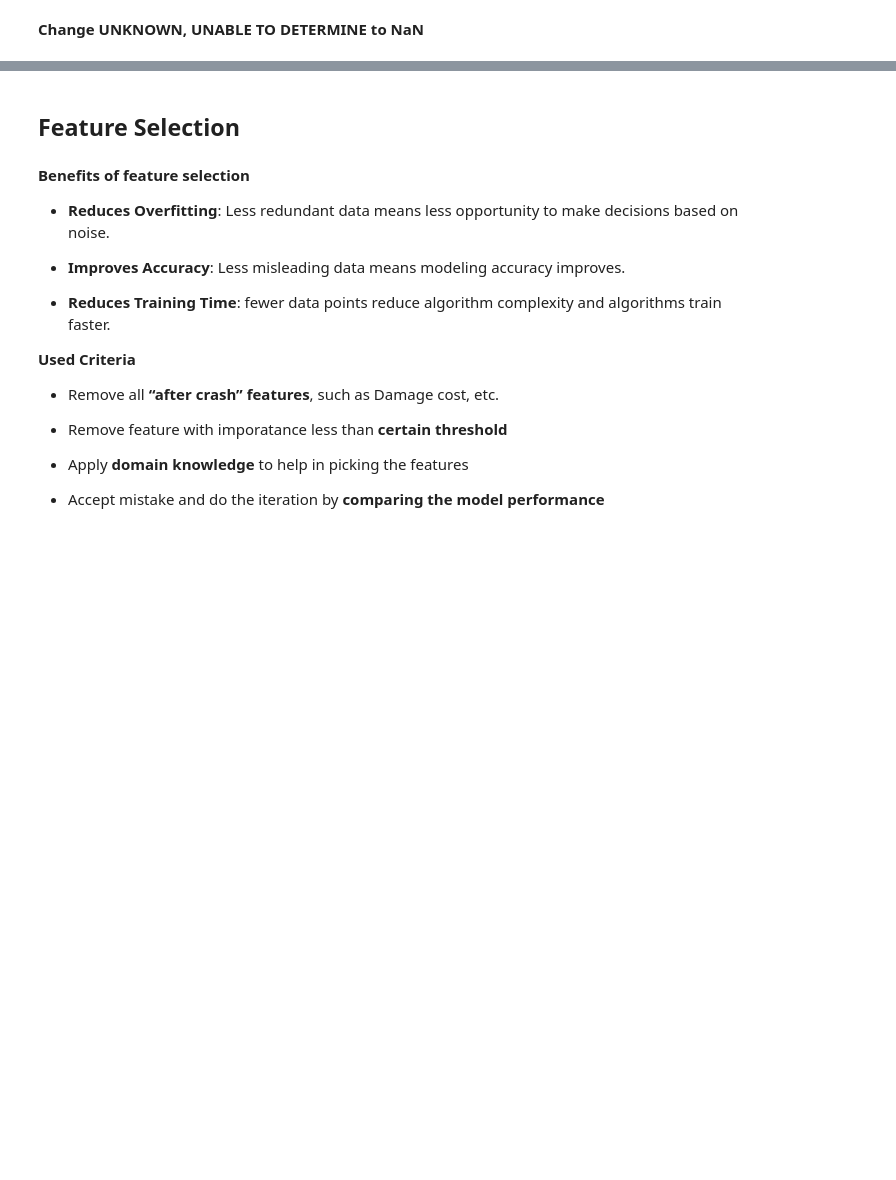
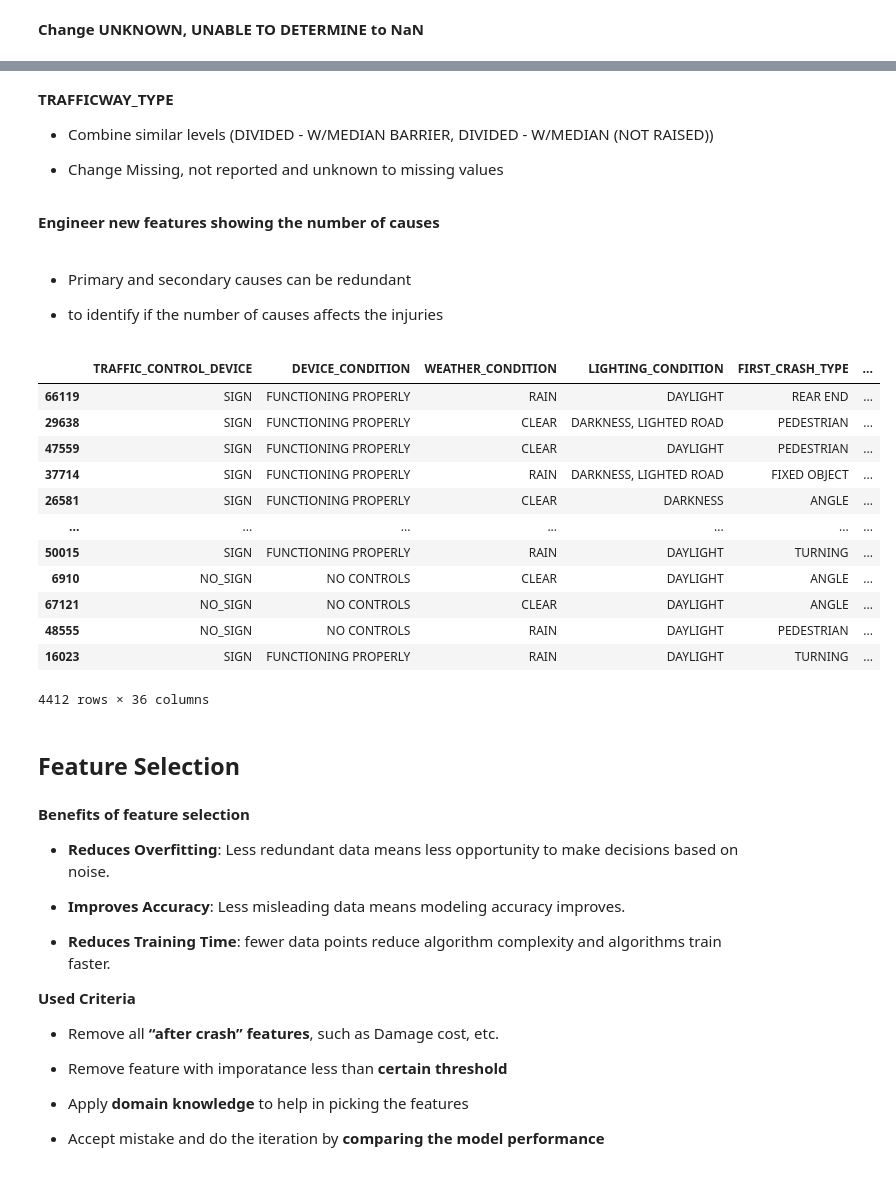
Before and after one commit to shantanu156/vision_zero_chicago_project, a Jupyter notebook: Sprint 3/Tony (For Sprint 3).ipynb, the cells around one changed output, grey strips where cells are left out. Drawn from its saved outputs; the diff is of its cells as text; code cells hidden in the pictures; blank space fills up the shorter version.

```diff
--- a/Sprint 3/Tony (For Sprint 3).ipynb
+++ b/Sprint 3/Tony (For Sprint 3).ipynb
@@ -1726,0 +1821,3 @@ cat_cols = train_new.select_dtypes('object').columns.tolist()
+# %%
+train_new['SEC_CONTRIBUTORY_CAUSE'] = y["SEC_CONTRIBUTORY_CAUSE"]
+train_new['SEC_CONTRIBUTORY_CAUSE'] = train_new["SEC_CONTRIBUTORY_CAUSE"].map(dict_sec)
@@ -1727,3 +1835,43 @@ cat_cols = train_new.select_dtypes('object').columns.tolist()
+# %%
+train_new['DEVICE_CONDITION'] = train_new['DEVICE_CONDITION'].replace("MISSING", 'NO CONTROLS')
+train_new['DEVICE_CONDITION'] = train_new['DEVICE_CONDITION'].replace("OTHER", np.nan)
+# %% [markdown]
+**TRAFFICWAY_TYPE**
+
+- Combine similar levels (DIVIDED - W/MEDIAN BARRIER, DIVIDED - W/MEDIAN (NOT RAISED))
+
+- Change Missing, not reported and unknown to missing values
+# %%
+train_new['TRAFFICWAY_TYPE'] = train_new['TRAFFICWAY_TYPE'].replace("DIVIDED - W/MEDIAN (NOT RAISED)", 'DIVIDED - W/MEDIAN')
+train_new['TRAFFICWAY_TYPE'] = train_new['TRAFFICWAY_TYPE'].replace("DIVIDED - W/MEDIAN BARRIER", 'DIVIDED - W/MEDIAN')
+train_new['TRAFFICWAY_TYPE'] = train_new['TRAFFICWAY_TYPE'].replace("UNKNOWN INTERSECTION TYPE", np.nan)
+train_new['TRAFFICWAY_TYPE'] = train_new['TRAFFICWAY_TYPE'].replace("NOT REPORTED", np.nan)
+# %% [markdown]
+**Engineer new features showing the number of causes**
+# %% [markdown]
+- Primary and secondary causes can be redundant
+
+- to identify if the number of causes affects the injuries
+# %%
+train_new['NUMBER_CAUSES'] = np.where(train_new['PRIM_CONTRIBUTORY_CAUSE'] == train_new['SEC_CONTRIBUTORY_CAUSE'], 1,
+                                      np.where((train_new['PRIM_CONTRIBUTORY_CAUSE'].isnull()) |
+                                               (train_new['SEC_CONTRIBUTORY_CAUSE'].isnull()), 0, 2))
+# %%
+train_new[train_new.NUMBER_CAUSES == 2]
+# %% [output]
+|  | TRAFFIC_CONTROL_DEVICE | DEVICE_CONDITION | WEATHER_CONDITION | LIGHTING_CONDITION | FIRST_CRASH_TYPE | ... |
+| 66119 | SIGN | FUNCTIONING PROPERLY | RAIN | DAYLIGHT | REAR END | ... |
+| 29638 | SIGN | FUNCTIONING PROPERLY | CLEAR | DARKNESS, LIGHTED ROAD | PEDESTRIAN | ... |
+| 47559 | SIGN | FUNCTIONING PROPERLY | CLEAR | DAYLIGHT | PEDESTRIAN | ... |
+| 37714 | SIGN | FUNCTIONING PROPERLY | RAIN | DARKNESS, LIGHTED ROAD | FIXED OBJECT | ... |
+| 26581 | SIGN | FUNCTIONING PROPERLY | CLEAR | DARKNESS | ANGLE | ... |
+| ... | ... | ... | ... | ... | ... | ... |
+| 50015 | SIGN | FUNCTIONING PROPERLY | RAIN | DAYLIGHT | TURNING | ... |
+| 6910 | NO_SIGN | NO CONTROLS | CLEAR | DAYLIGHT | ANGLE | ... |
+| 67121 | NO_SIGN | NO CONTROLS | CLEAR | DAYLIGHT | ANGLE | ... |
+| 48555 | NO_SIGN | NO CONTROLS | RAIN | DAYLIGHT | PEDESTRIAN | ... |
+| 16023 | SIGN | FUNCTIONING PROPERLY | RAIN | DAYLIGHT | TURNING | ... |
+4412 rows × 36 columns
 # %% [markdown]
 ## Feature Selection
 # %% [markdown]
```
Also changed, not shown: parts of 47 cells of this notebook.
